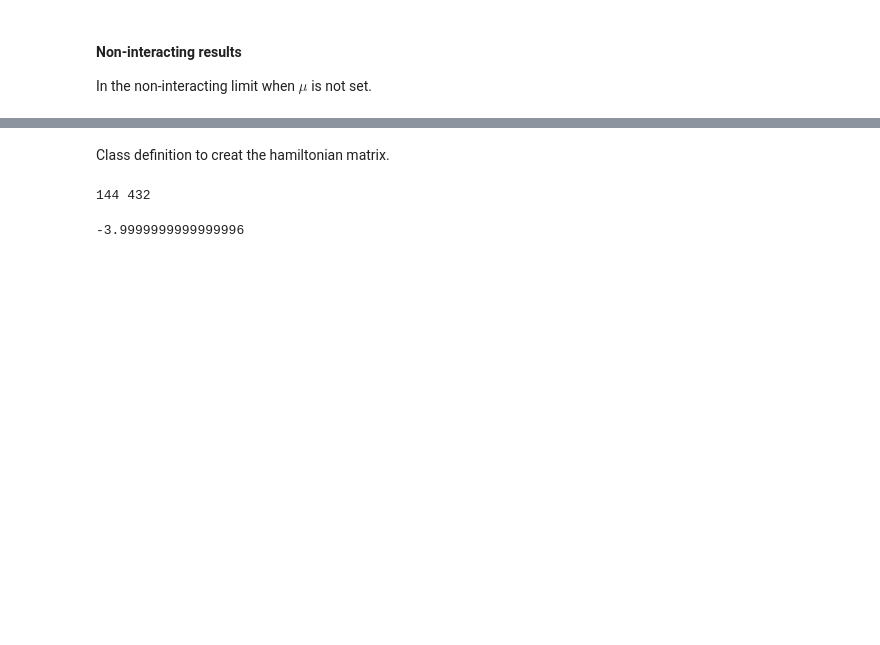
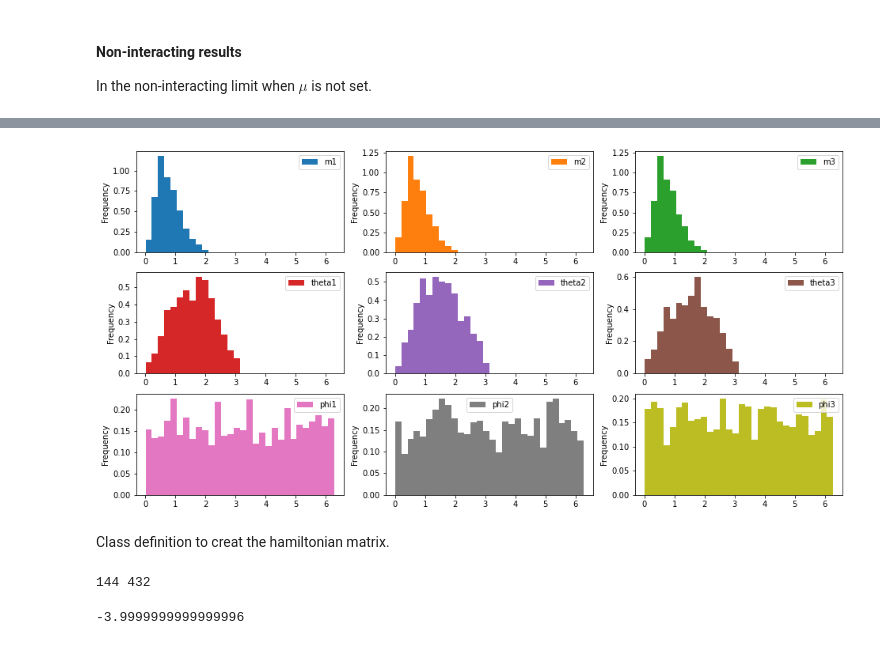
Before and after one commit to Shashi1a/intkagome, a Jupyter notebook: Untitled.ipynb, the cells around one changed output, grey strips where cells are left out. Cells and saved outputs as stored; diff of their text form; code cells hidden in the pictures; blank space fills up the shorter version.

```diff
--- a/Untitled.ipynb
+++ b/Untitled.ipynb
@@ -7,9 +7,3 @@ import glob
 # %% [markdown]
 #### Non-interacting results
 In the non-interacting limit when $\mu$ is not set.
-# %%
-filename = glob.glob('./mc*')
-print(filename)
-
-data = pd.read_csv(filename[0],header=None)
-data.columns = ['data']
@@ -19,2 +9,0 @@ IndexError: list index out of range
-# %%
-_,_,m1,m2,m3,t1,t2,t3,p1,p2,p3 = data.loc[:,'data'].str.split(' , ')
@@ -22,0 +163,21 @@ ValueError: too many values to unpack (expected 11)
+# %%
+## file path were the files are stored
+file_path = './'
+## pattern we want to search in the file name
+pattern = 'mc*.dat'
+
+## create instance of the class
+files = interaction(l_cell, n_cell, s_cell, hopping, n_sites, dim_h, mu, u_int,file_path,pattern)
+
+## get names of all the files in the location with the given pattern
+files.getFiles()
+
+files.data_dict
+temp = 0.30
+datadf = files.datadf(temp)
+datadf['temp'] = temp
+
+### setting up the non interacting hamiltonian
+
+files.neighbour() ## setting up the neighbour table
+file.haminit() ## initialize the hamiltonian
@@ -23,3 +200,9 @@ ValueError: too many values to unpack (expected 11)
+# %%
+datadf.iloc[:,:-1].plot(kind='hist', subplots=True, density=1, layout=(
+    3, 3), bins=30, figsize=(16, 8), sharex=False)
+plt.show()
+# %% [output]
+[figure, added]
 # %% [markdown]
 Class definition to creat the hamiltonian matrix.
 # %%
```
Also changed, not shown: parts of 5 cells of this notebook.
